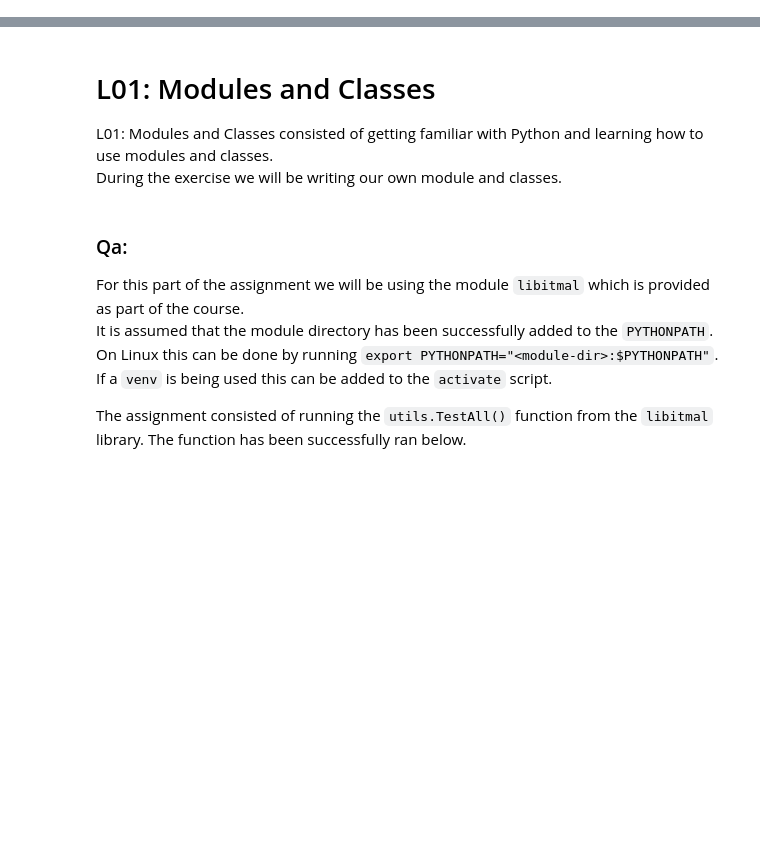
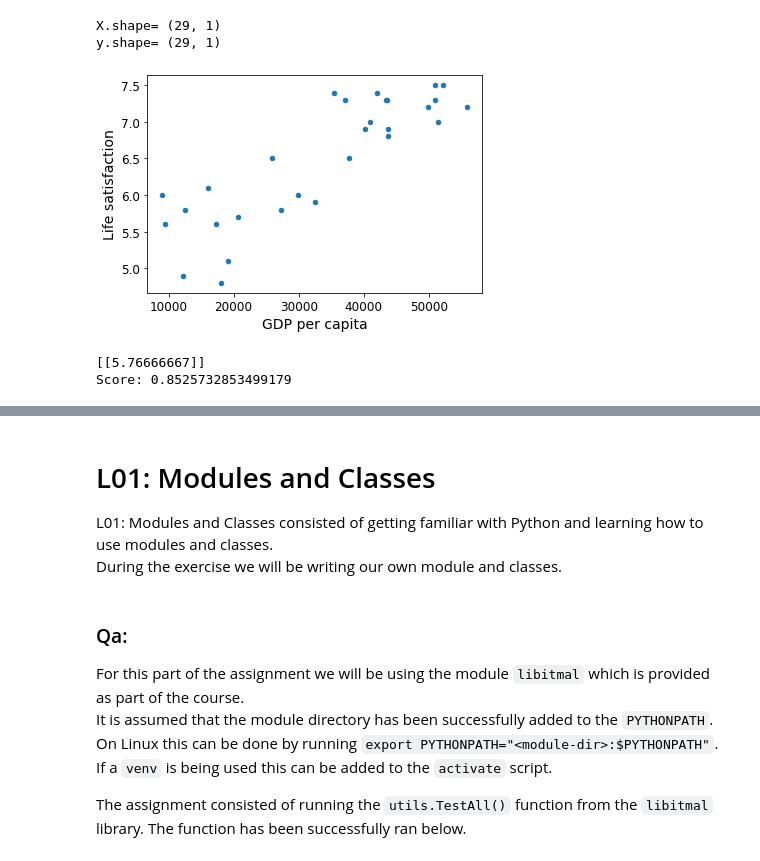
Before and after one commit to mortenhaahr/MAL, a Jupyter notebook: ASS01/ass01.ipynb, the cells around one changed output, grey strips where cells are left out. Saved outputs shown, nothing was run; the diff lists cells and outputs as text; code cells hidden in the pictures; blank space fills up the shorter version.

```diff
--- a/ASS01/ass01.ipynb
+++ b/ASS01/ass01.ipynb
@@ -4,0 +235,33 @@ Thomas
+# %%
+# Prepare the data
+X = np.c_[country_stats["GDP per capita"]]
+y = np.c_[country_stats["Life satisfaction"]]
+
+print("X.shape=",X.shape)
+print("y.shape=",y.shape)
+
+# Visualize the data
+country_stats.plot(kind='scatter', x="GDP per capita", y='Life satisfaction')
+plt.show()
+
+# Select and train a model
+from sklearn import neighbors
+knn = neighbors.KNeighborsRegressor(n_neighbors=3)
+
+# Train the model
+knn.fit(X, y)
+
+# Make a prediction for Cyprus
+X_new = [[22587]]  # Cyprus' GDP per capita
+y_pred = knn.predict(X_new)
+print(y_pred) # outputs [[ 5.77]]
+
+# Score:
+score = knn.score(X,y)
+print(f"Score: {score}")
+# %% [output]
+X.shape= (29, 1)
+y.shape= (29, 1)
+[figure, added]
+[[5.76666667]]
+Score: 0.8525732853499179
```
Also changed, not shown: parts of 33 cells of this notebook.
